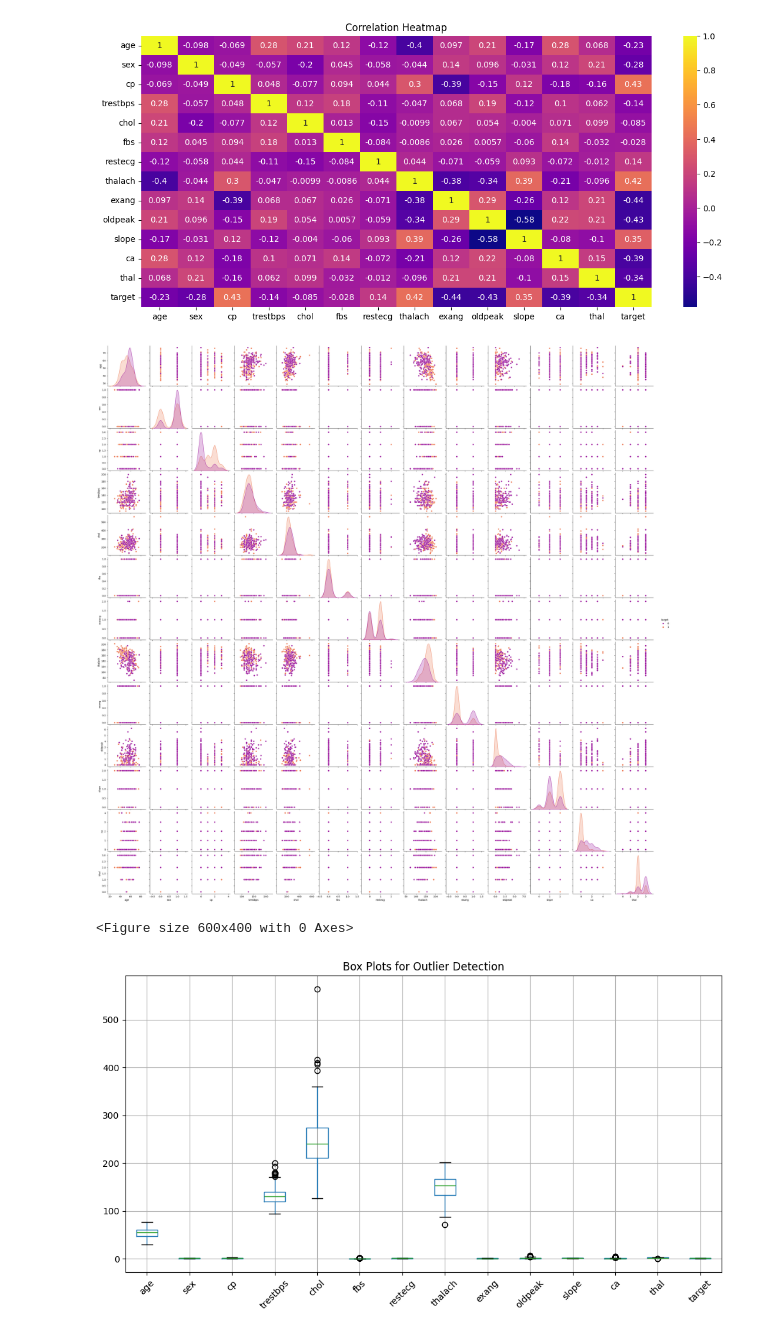
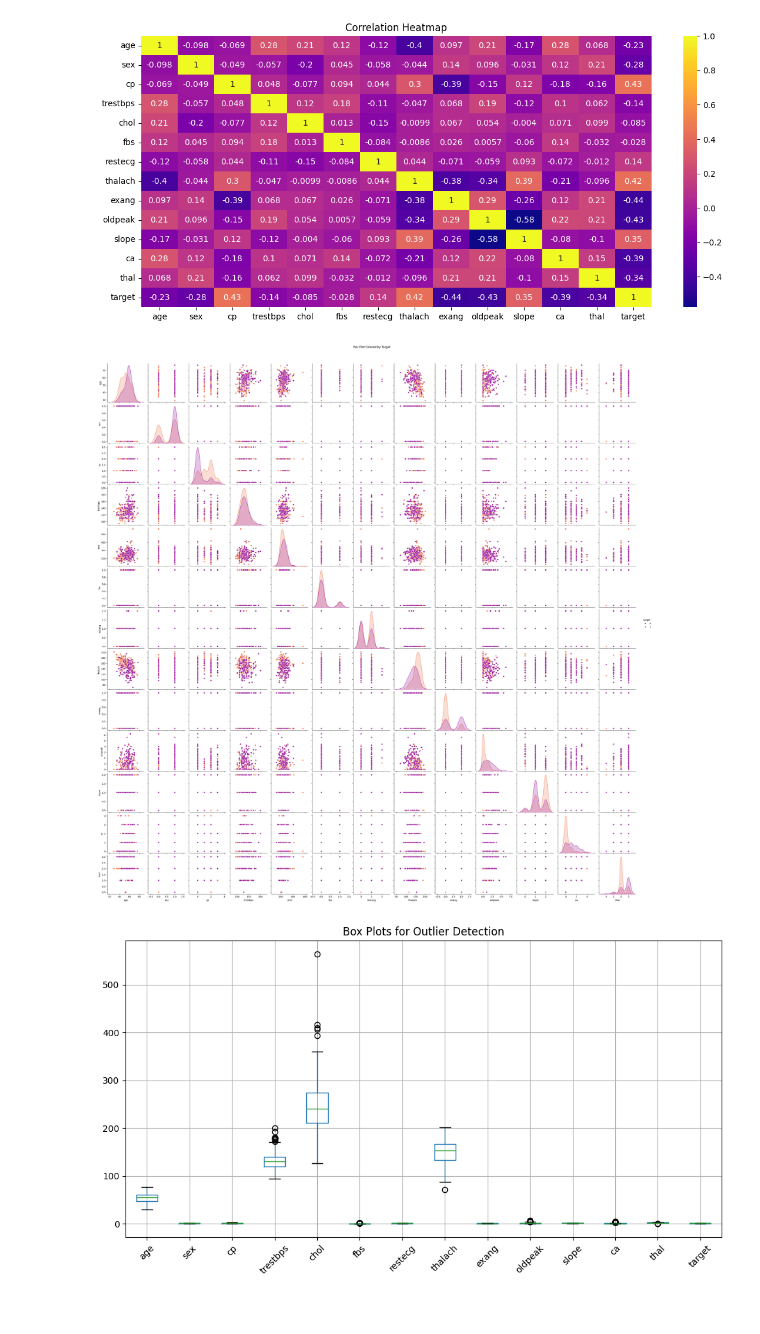
Before and after one commit to moulesh-t/Heart-Disease-Prediction, a Jupyter notebook: notebooks/EDA.ipynb, the cells around one changed output. Drawn from its saved outputs; the diff is of its cells as text; code cells hidden in the pictures.

```diff
--- a/notebooks/EDA.ipynb
+++ b/notebooks/EDA.ipynb
@@ -101,15 +101,11 @@ plt.show()
 # %%
 # Pairplots of various features
 sns.pairplot(df, hue='target', palette='plasma', diag_kind='kde')
-plt.figure(figsize=(6,4))
 plt.suptitle('Pair Plot Colored by Target', y=1.02)
-plt.savefig('../plots/pairplot.png', dpi=600, )
-plt.savefig('../plots/pairplot.png', dpi=600, )
 plt.savefig('../plots/pairplot.png', dpi=600, bbox_inches='tight')
 plt.show()
 # %% [output]
-[figure, old version]
+[figure, new version]
-<Figure size 600x400 with 0 Axes>
 # %%
 plt.figure(figsize=(12, 6))
 df.boxplot()
```
Also changed, not shown: 10 other files.
